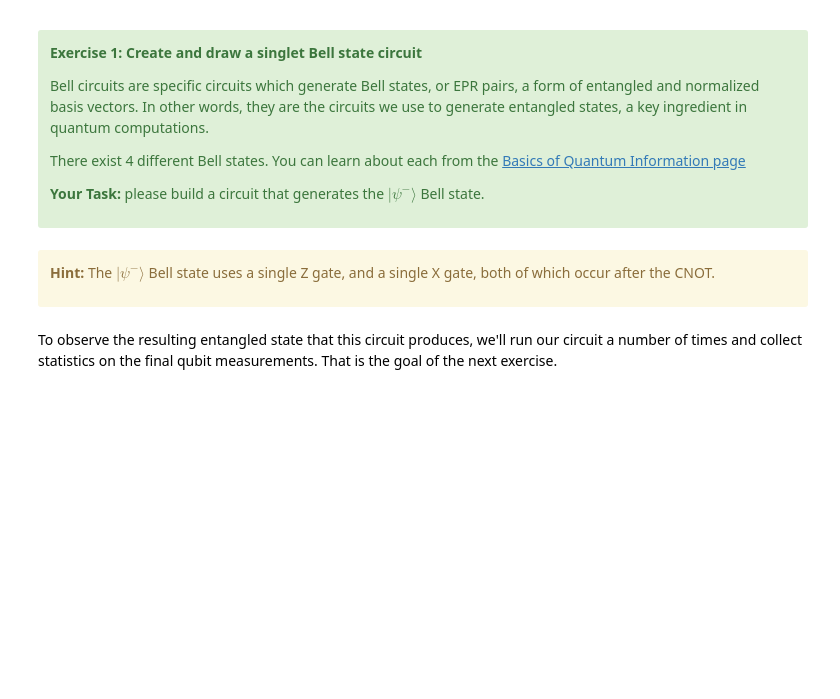
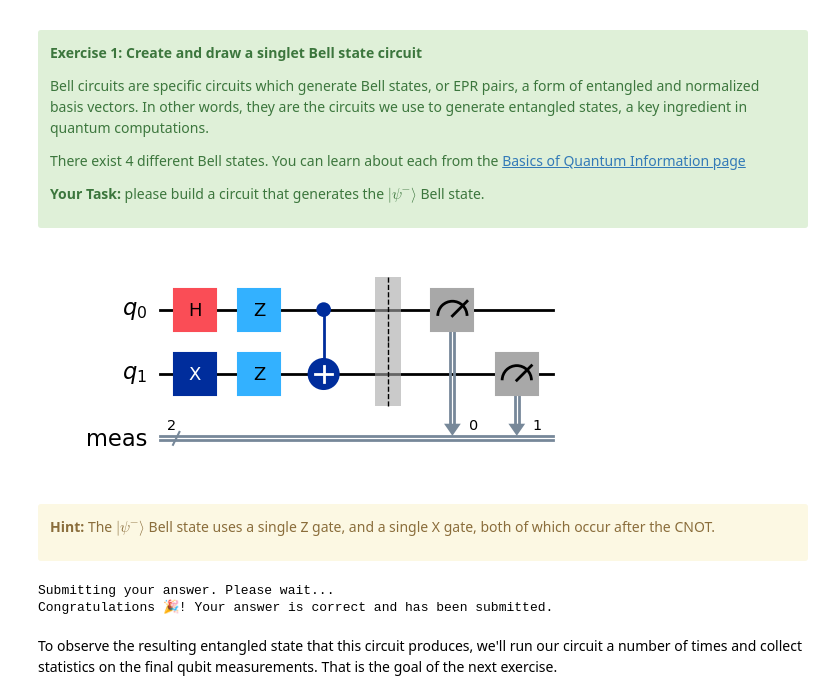
Before and after one commit to Trapti04/Quantum-Computing-basics, a Jupyter notebook: lab_1.ipynb, the cells around one changed output. Saved outputs shown, nothing was run; the diff lists cells and outputs as text; code cells hidden in the pictures; blank space fills up the shorter version.

```diff
--- a/lab_1.ipynb
+++ b/lab_1.ipynb
@@ -94,16 +114,23 @@ There exist 4 different Bell states. You can learn about each from the [Basics o
 # %%
 # Build a circuit to form a psi-minus Bell state
 # Apply gates to the provided QuantumCircuit, qc
 
 qc = QuantumCircuit(2)
 
 ### Write your code below here ###
+qc.h(0)
+qc.x(1)
+qc.z(0)
+qc.z(1)
+qc.cx(0,1)
 
 
 
 ### Don't change any code past this line ###
 qc.measure_all()
 qc.draw('mpl')
+# %% [output]
+[figure, added]
 # %% [markdown]
 <div class="alert alert-block alert-warning">
 
@@ -114,6 +141,9 @@ qc.draw('mpl')
 # Submit your answer using following code
 
 grade_lab1_ex1(qc) # Expected result type: QuantumCircuit
+# %% [output]
+Submitting your answer. Please wait...
+Congratulations 🎉! Your answer is correct and has been submitted.
 # %% [markdown]
 To observe the resulting entangled state that this circuit produces, we'll run our circuit a number of times and collect statistics on the final qubit measurements. That is the goal of the next exercise.
 # %% [markdown]
```
Also changed, not shown: parts of 22 cells of this notebook.
